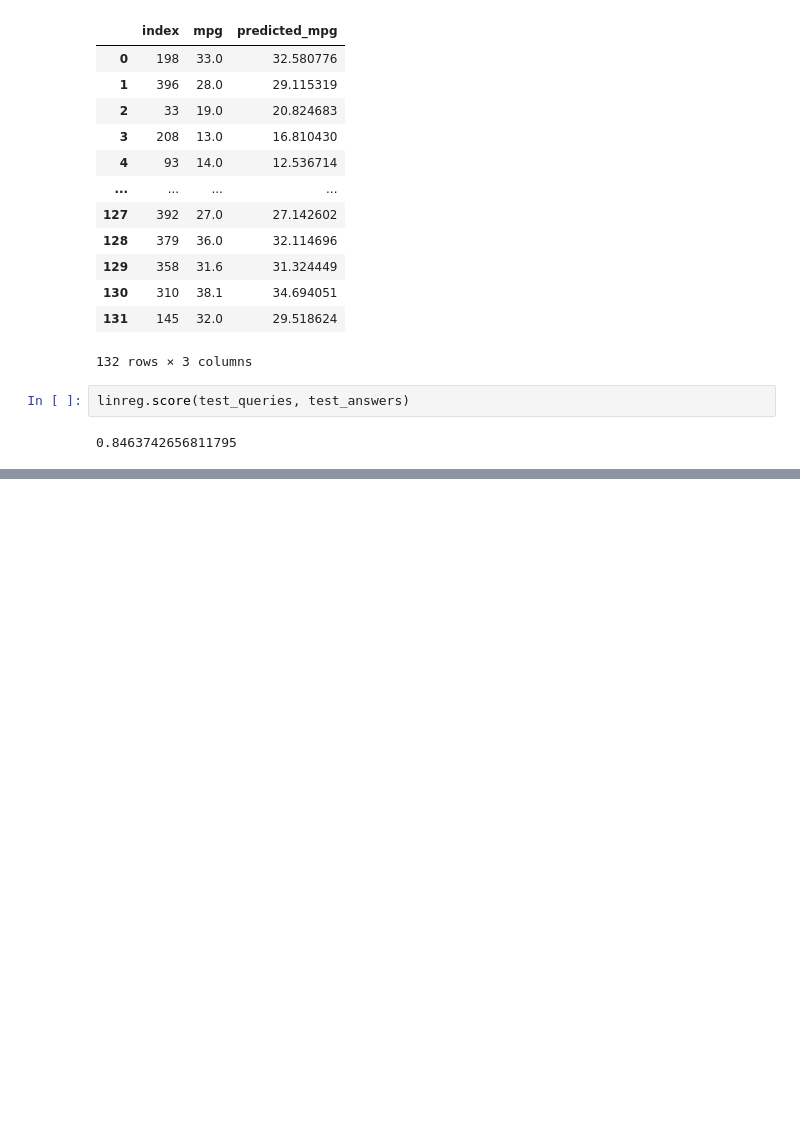
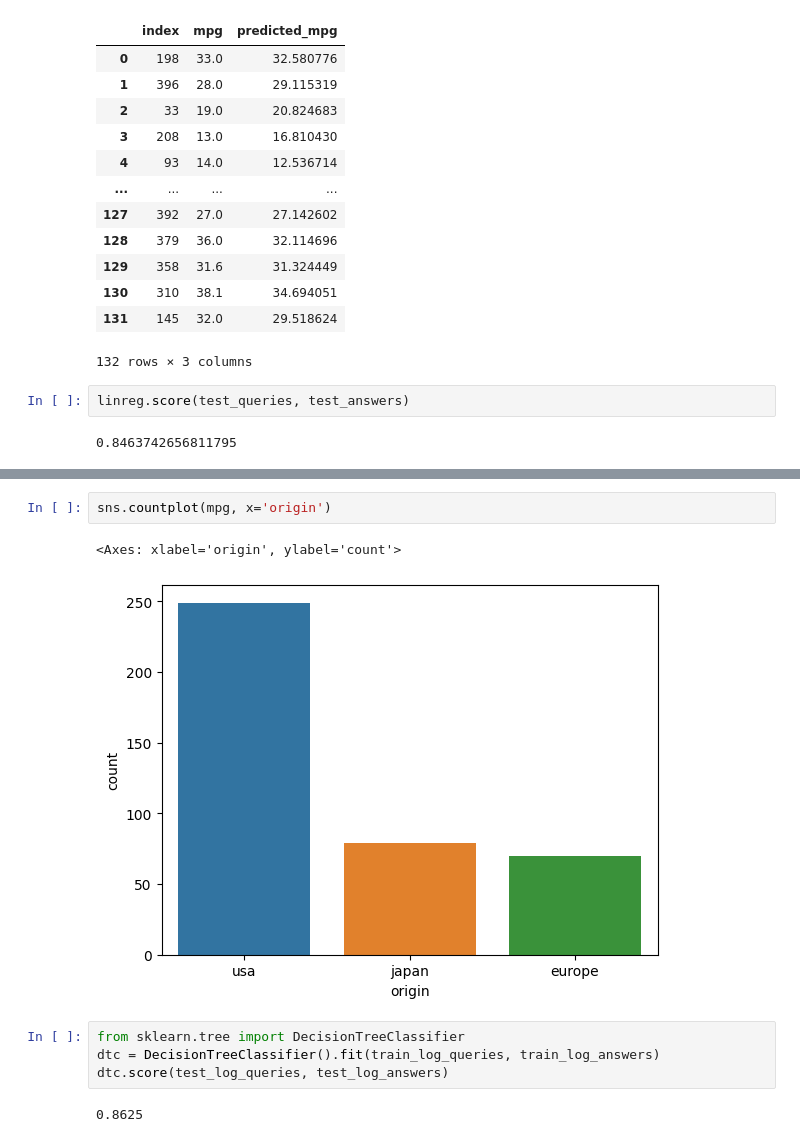
Before and after one commit to infohata/course-python-basic, a Jupyter notebook: PTU16_live/ml_linreg.ipynb, the cells around one changed output, grey strips where cells are left out. Drawn from its saved outputs; the diff is of its cells as text; blank space fills up the shorter version.

```diff
--- a/PTU16_live/ml_linreg.ipynb
+++ b/PTU16_live/ml_linreg.ipynb
@@ -212,0 +328,11 @@ linreg.score(test_queries, test_answers)
+# %%
+sns.countplot(mpg, x='origin')
+# %% [output]
+<Axes: xlabel='origin', ylabel='count'>
+[figure, added]
+# %%
+from sklearn.tree import DecisionTreeClassifier
+dtc = DecisionTreeClassifier().fit(train_log_queries, train_log_answers)
+dtc.score(test_log_queries, test_log_answers)
+# %% [output]
+0.8625
```
Also changed, not shown: parts of 18 cells of this notebook.
